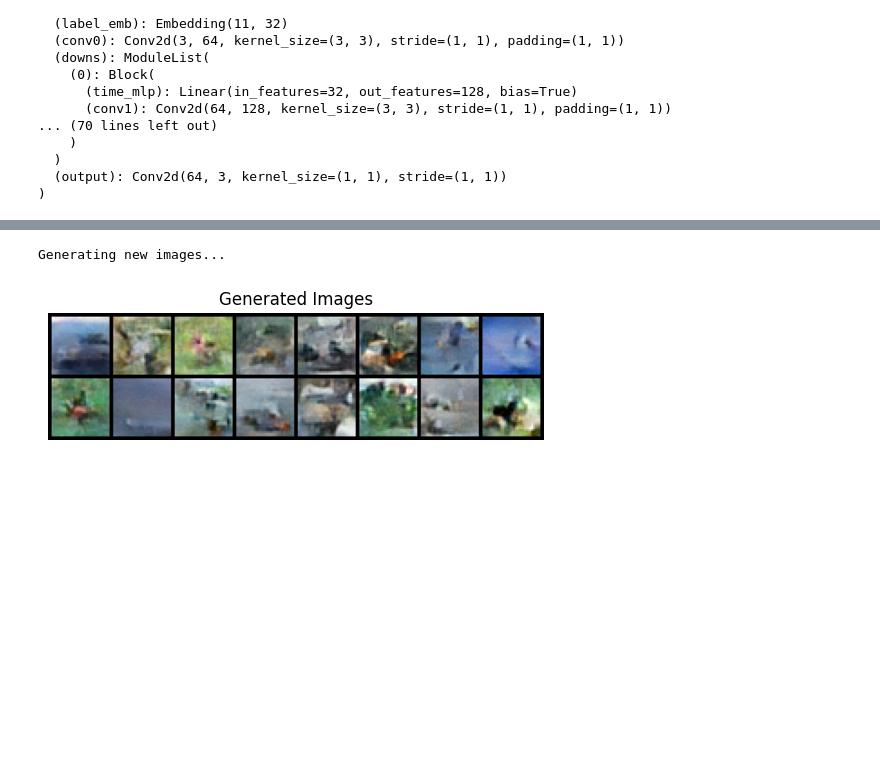
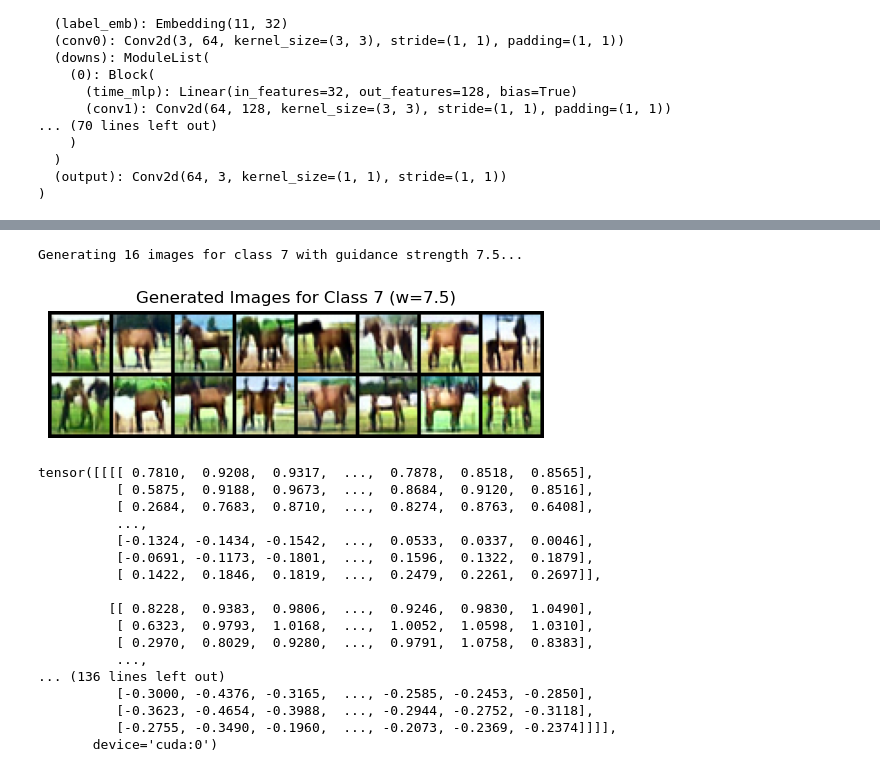
Before and after one commit to VishalPainjane/reimplementing_papers, a Jupyter notebook: Diffution_model_DDPM/main_classifier_free.ipynb, the cells around one changed output, grey strips where cells are left out. Drawn from its saved outputs; the diff is of its cells as text; code cells hidden in the pictures; blank space fills up the shorter version.

Commit message:
completed Training classifer free DM

```diff
--- a/Diffution_model_DDPM/main_classifier_free.ipynb
+++ b/Diffution_model_DDPM/main_classifier_free.ipynb
@@ -349,53 +340,67 @@ import torchvision
 
 
 @torch.no_grad()
-def sample(mode, num_images, class_label, guidance_strength=7.5):
+def sample(model, num_images, class_label, guidance_strength=7.5):
     print(f"Generating {num_images} images for class {class_label} with guidance strength {guidance_strength}...")
-
     model.eval()
 
     img_shape = (num_images, 3, img_size, img_size)
 
-    img = torch.rand(img_shape, device=DEVICE)
+    img = torch.randn(img_shape, device=DEVICE)
 
     labels = torch.full((num_images,), class_label, device=DEVICE, dtype=torch.long)
-    unconditional_labels = torch.full((num_images,), NUM_CLASSES, device=DEVICE, dtype=torch.long)
+    uncond_labels = torch.full((num_images,), NUM_CLASSES, device=DEVICE, dtype=torch.long)
 
-    for i in tqdm(reversed(range(0, timestamps)), total=timestamps):
+    for i in tqdm(reversed(range(0, timestamps)), desc='Sampling loop', total=timestamps):
         t = torch.full((num_images,), i, device=DEVICE, dtype=torch.long)
 
-        conditional_noise = model(img,t, labels)
-        conditional_noise = model(img,t, unconditional_labels)
+        conditional_noise = model(img, t, labels)
+        unconditional_noise = model(img, t, uncond_labels)
 
-        preduction_noise = conditional_noise + (guidance_strength * (conditional_noise - unconditional_labels))
+        predicted_noise = (1 + guidance_strength) * conditional_noise - guidance_strength * unconditional_noise
 
-        betas_t=get_i_from_list(betas, t, img.shape)
+        betas_t = get_i_from_list(betas, t, img.shape)
         sqrt_one_minus_alphas_cumprod_t = get_i_from_list(sqrt_one_minus_alphas_cumprod, t, img.shape)
         sqrt_recip_alphas_t = get_i_from_list(sqrt_recip_alphas, t, img.shape)
 
         model_mean = sqrt_recip_alphas_t * (img - betas_t * predicted_noise / sqrt_one_minus_alphas_cumprod_t)
 
         if i == 0:
             img = model_mean
         else:
             posterior_variance_t = get_i_from_list(posterior_variance, t, img.shape)
             noise = torch.randn_like(img)
             img = model_mean + torch.sqrt(posterior_variance_t) * noise
 
-
     model.train()
-    show_img(img, f"Generated Images for classes {class_label}")
+    show_img(img, f"Generated Images for Class {class_label} (w={guidance_strength})")
     return img
 
 
-model = UnetArch().to(DEVICE)
-
-model_path = "ddpm_cifar10_10_epochs.pth"
+model = UnetArch(num_classes=10).to(DEVICE)
+model_path = f"ddpm_cifar10_clf_free_{EPOCHS}_epochs.pth"
 model.load_state_dict(torch.load(model_path, map_location=DEVICE))
 
 model.eval()
 
-sample(model, num_images=16, class_label=8)
+sample(model, num_images=16, class_label=7)
 # %% [output]
-Generating new images...
+Generating 16 images for class 7 with guidance strength 7.5...
-[figure, old version]
+[figure, new version]
+tensor([[[[ 0.7810,  0.9208,  0.9317,  ...,  0.7878,  0.8518,  0.8565],
+          [ 0.5875,  0.9188,  0.9673,  ...,  0.8684,  0.9120,  0.8516],
+          [ 0.2684,  0.7683,  0.8710,  ...,  0.8274,  0.8763,  0.6408],
+          ...,
+          [-0.1324, -0.1434, -0.1542,  ...,  0.0533,  0.0337,  0.0046],
+          [-0.0691, -0.1173, -0.1801,  ...,  0.1596,  0.1322,  0.1879],
+          [ 0.1422,  0.1846,  0.1819,  ...,  0.2479,  0.2261,  0.2697]],
+
+         [[ 0.8228,  0.9383,  0.9806,  ...,  0.9246,  0.9830,  1.0490],
+          [ 0.6323,  0.9793,  1.0168,  ...,  1.0052,  1.0598,  1.0310],
+          [ 0.2970,  0.8029,  0.9280,  ...,  0.9791,  1.0758,  0.8383],
+          ...,
+... (136 lines left out)
+          [-0.3000, -0.4376, -0.3165,  ..., -0.2585, -0.2453, -0.2850],
+          [-0.3623, -0.4654, -0.3988,  ..., -0.2944, -0.2752, -0.3118],
+          [-0.2755, -0.3490, -0.1960,  ..., -0.2073, -0.2369, -0.2374]]]],
+       device='cuda:0')
```
Also changed, not shown: parts of 5 cells of this notebook.
